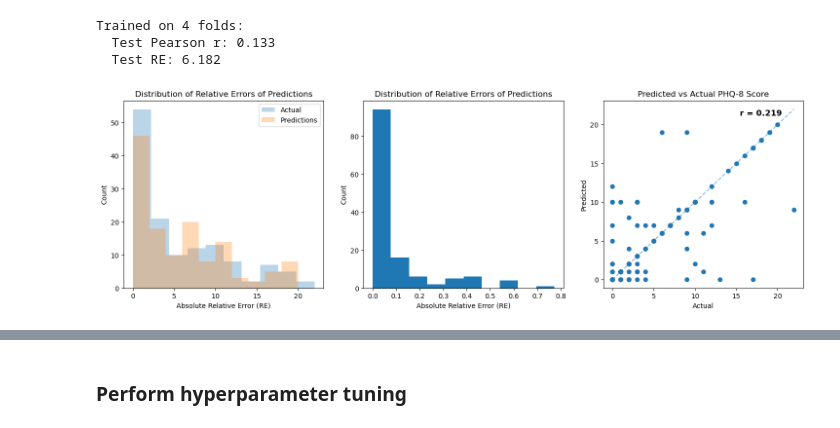
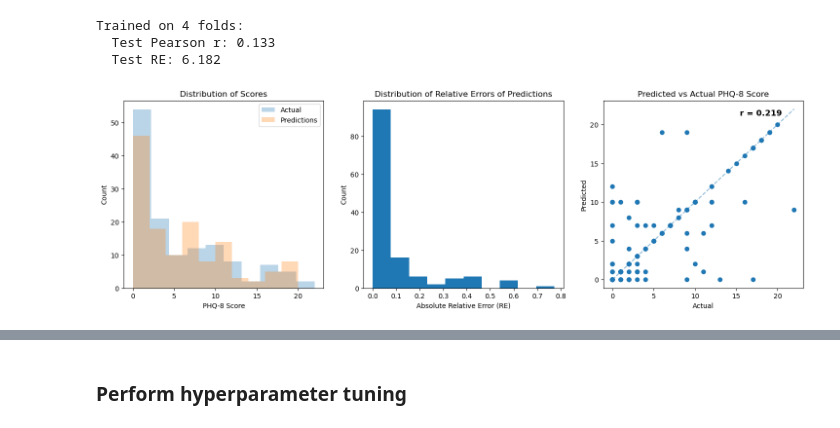
Before and after one commit to NoahBSchwartz/ML_HW_4, a Jupyter notebook: questions_a-b/ML_HW_4_ab.ipynb, the cells around one changed output, grey strips where cells are left out. Drawn from its saved outputs; the diff is of its cells as text; code cells hidden in the pictures.

Commit message:
Fix labels for (b) plots

```diff
--- a/questions_a-b/ML_HW_4_ab.ipynb
+++ b/questions_a-b/ML_HW_4_ab.ipynb
@@ -310,31 +310,31 @@ Trained on 4 folds:
 # %%
 # Plot distribution of relative errors in PHQ-8 among all participants
 all_preds = best_re_model.predict(X)
 best_re_list = [calc_re(pred, act) for pred, act in zip(all_preds, y.values)]
 
 # Plot hist
 fig, axs = plt.subplots(1,3,figsize=(18,5))
 axs[0].hist(y.values, alpha=0.3, label="Actual")
 axs[0].hist(all_preds, alpha=0.3, label="Predictions")
-axs[0].set_xlabel("Absolute Relative Error (RE)")
+axs[0].set_xlabel("PHQ-8 Score")
 axs[0].set_ylabel("Count")
-axs[0].set_title("Distribution of Relative Errors of Predictions")
+axs[0].set_title("Distribution of Scores")
 axs[0].legend()
 
 axs[1].hist(best_re_list, bins=10)
 axs[1].set_xlabel("Absolute Relative Error (RE)")
 axs[1].set_ylabel("Count")
 axs[1].set_title("Distribution of Relative Errors of Predictions")
 
 axs[2].plot([0,22],[0,22],linestyle='--',alpha=0.5)
 axs[2].scatter(y.values, all_preds)
 axs[2].text(x=18, y=21, s=f"r = {test_r_best:.3f}", ha='center', va='bottom', fontsize=12, fontweight='bold')
 axs[2].set_xlabel("Actual")
 axs[2].set_ylabel("Predicted")
 axs[2].set_title("Predicted vs Actual PHQ-8 Score")
 plt.show()
 # %% [output]
-[figure, old version]
+[figure, new version]
 # %%
 plt.figure(figsize=(12, 8))
 plot_tree(best_re_model, feature_names=X.columns, class_names=True, filled=True)
```
Also changed, not shown: parts of 3 cells of this notebook.
